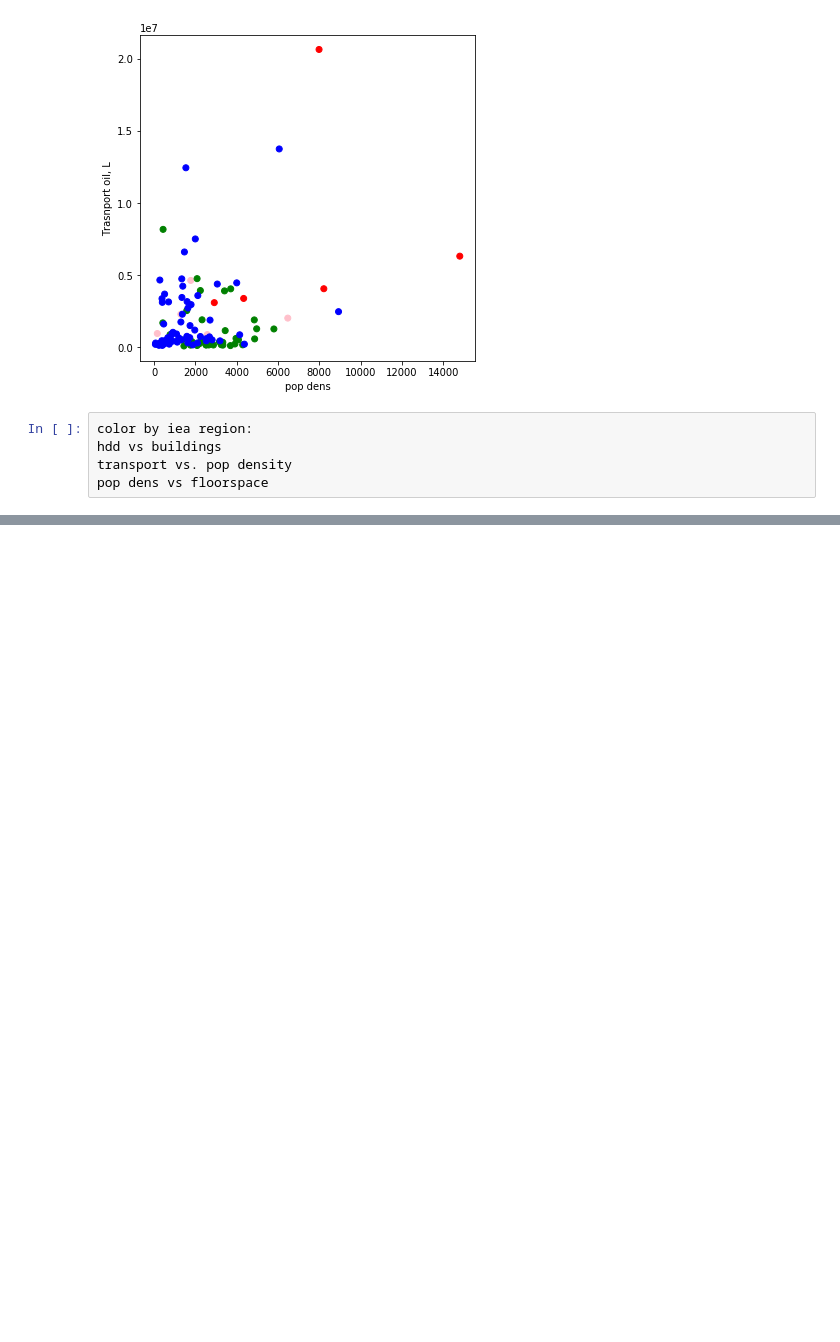
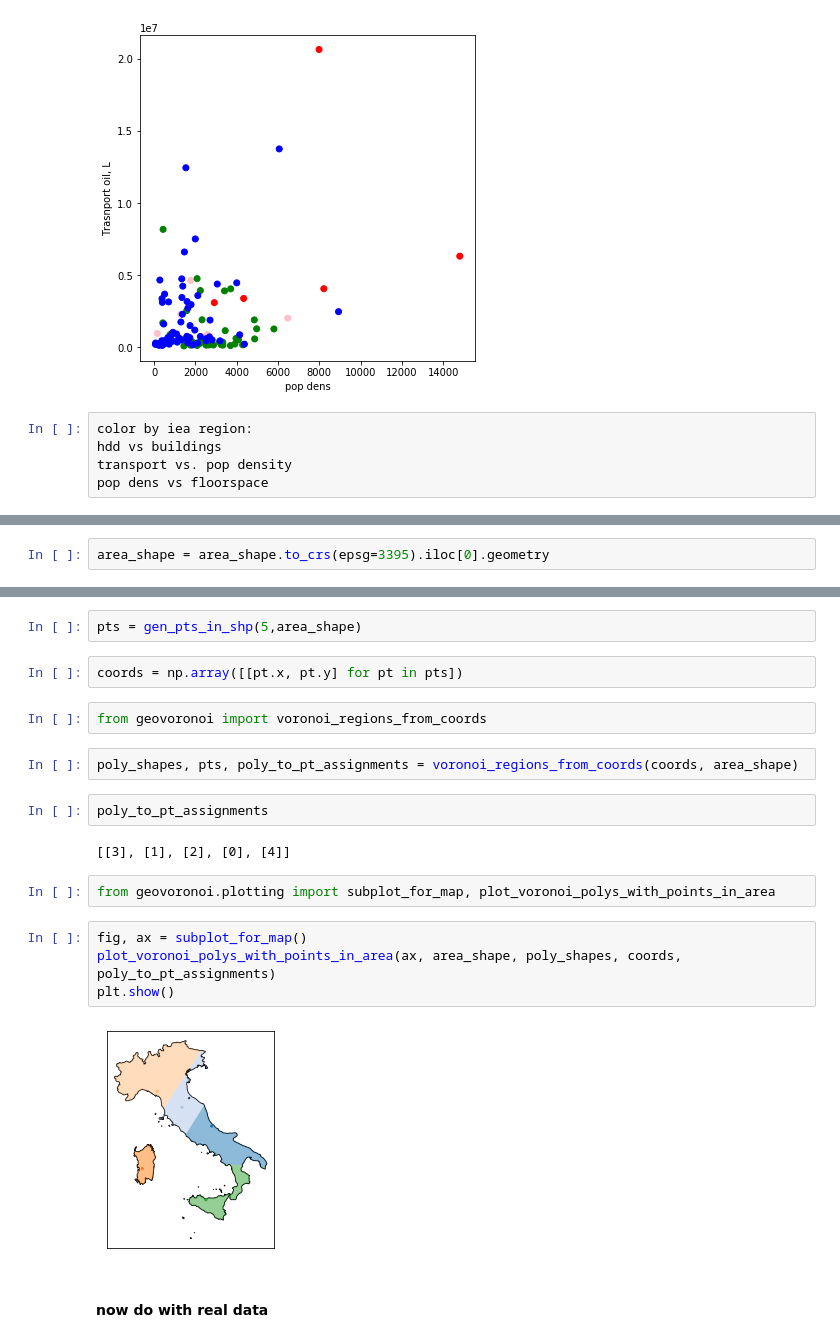
Before and after one commit to Lkruitwagen/global-fossil-fuel-supply-chain, a Jupyter notebook: notebooks/explore.ipynb, the cells around one changed output, grey strips where cells are left out. Cells and saved outputs as stored; diff of their text form; blank space fills up the shorter version.

Commit message:
voronoi regions

```diff
--- a/notebooks/explore.ipynb
+++ b/notebooks/explore.ipynb
@@ -158,0 +184,2 @@ pop dens vs floorspace
+# %%
+area_shape = area_shape.to_crs(epsg=3395).iloc[0].geometry
@@ -158,0 +194,22 @@ pop dens vs floorspace
+# %%
+pts = gen_pts_in_shp(5,area_shape)
+# %%
+coords = np.array([[pt.x, pt.y] for pt in pts])
+# %%
+from geovoronoi import voronoi_regions_from_coords
+# %%
+poly_shapes, pts, poly_to_pt_assignments = voronoi_regions_from_coords(coords, area_shape)
+# %%
+poly_to_pt_assignments
+# %% [output]
+[[3], [1], [2], [0], [4]]
+# %%
+from geovoronoi.plotting import subplot_for_map, plot_voronoi_polys_with_points_in_area
+# %%
+fig, ax = subplot_for_map()
+plot_voronoi_polys_with_points_in_area(ax, area_shape, poly_shapes, coords, poly_to_pt_assignments)
+plt.show()
+# %% [output]
+[figure, added]
+# %% [markdown]
+#### now do with real data
```
Also changed, not shown: parts of 29 cells of this notebook.
